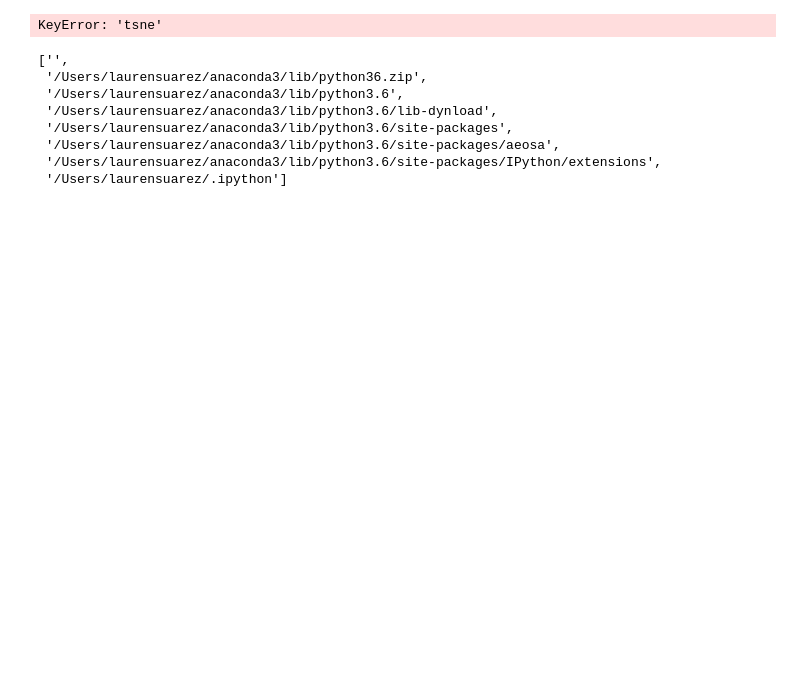
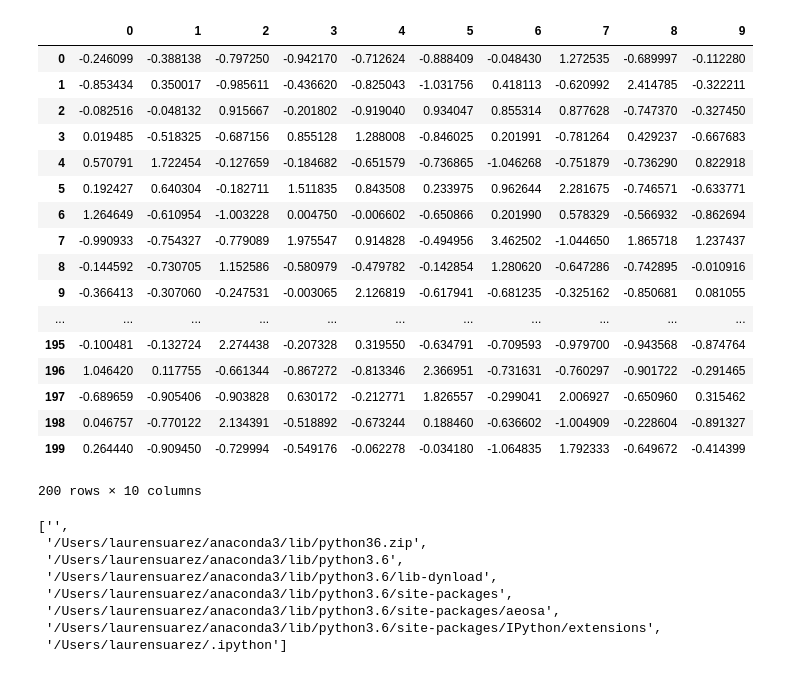
Before and after one commit to conradbm/streamml, a Jupyter notebook: tester_nb.ipynb, the cells around one changed output. Drawn from its saved outputs; the diff is of its cells as text; code cells hidden in the pictures; blank space fills up the shorter version.

```diff
--- a/tester_nb.ipynb
+++ b/tester_nb.ipynb
@@ -2,12 +2,12 @@
 import pandas as pd
 import numpy as np
 import sys
-sys.path.append('/Users/laurensuarez/Desktop/streamml')
+sys.path.append('C:\\Users\\1517766115.CIV\\Desktop')
 import warnings
 warnings.filterwarnings("ignore")
 
-from streamline.transformation.flow.TransformationStream import TransformationStream
-from streamline.model_selection.flow.ModelSelectionStream import ModelSelectionStream
+from streamml.streamline.transformation.flow.TransformationStream import TransformationStream
+#from streamml.streamline.model_selection.flow.ModelSelectionStream import ModelSelectionStream
 
 # git checkout -b modelSelectionUpdates
 # git push -u origin modelSelectionUpdates
@@ -32,35 +32,52 @@ y = pd.DataFrame(np.array([np.random.exponential() for i in range(200)]))
 
 #print(X.shape)
 #print (y.shape)
 
 """
 Supported Transformations:
 ["scale","normalize","boxcox","binarize","pca","kmeans"]
 http://scikit-learn.org/stable/modules/generated/sklearn.preprocessing.StandardScaler.html
 http://scikit-learn.org/stable/modules/generated/sklearn.preprocessing.Normalizer.html
 https://docs.scipy.org/doc/scipy/reference/generated/scipy.stats.boxcox.html
 http://scikit-learn.org/stable/modules/generated/sklearn.preprocessing.Binarizer.html
 http://scikit-learn.org/stable/modules/generated/sklearn.decomposition.PCA.html
 http://scikit-learn.org/stable/modules/generated/sklearn.cluster.KMeans.html
 
 To be implemented:
 ["brbm"] --> Latent representations of the data
 http://scikit-learn.org/stable/modules/generated/sklearn.neural_network.BernoulliRBM.html#sklearn.neural_network.BernoulliRBM
 """
-Xnew = TransformationStream(X).flow(["tsne"],
+Xnew = TransformationStream(X).flow(["scale"],
                                     params={"tnse_n_components":4,
                                             "pca__percent_variance":0.75,
                                             "kmeans__n_clusters":2},
                                    verbose=False)
 
 #preproc options: scale, normalize, boxcox, binarize, pca, kmeans
 #model options:
 #error options: 'mean_squared_error','r2'
 
 #scoring option not working right, be okay with default scorers.
 Xnew
 # %% [output]
+|  | 0 | 1 | 2 | 3 | 4 | 5 | 6 | 7 | 8 | 9 |
+| 0 | -0.246099 | -0.388138 | -0.797250 | -0.942170 | -0.712624 | -0.888409 | -0.048430 | 1.272535 | -0.689997 | -0.112280 |
+| 1 | -0.853434 | 0.350017 | -0.985611 | -0.436620 | -0.825043 | -1.031756 | 0.418113 | -0.620992 | 2.414785 | -0.322211 |
+| 2 | -0.082516 | -0.048132 | 0.915667 | -0.201802 | -0.919040 | 0.934047 | 0.855314 | 0.877628 | -0.747370 | -0.327450 |
+| 3 | 0.019485 | -0.518325 | -0.687156 | 0.855128 | 1.288008 | -0.846025 | 0.201991 | -0.781264 | 0.429237 | -0.667683 |
+| 4 | 0.570791 | 1.722454 | -0.127659 | -0.184682 | -0.651579 | -0.736865 | -1.046268 | -0.751879 | -0.736290 | 0.822918 |
+| 5 | 0.192427 | 0.640304 | -0.182711 | 1.511835 | 0.843508 | 0.233975 | 0.962644 | 2.281675 | -0.746571 | -0.633771 |
+| 6 | 1.264649 | -0.610954 | -1.003228 | 0.004750 | -0.006602 | -0.650866 | 0.201990 | 0.578329 | -0.566932 | -0.862694 |
+| 7 | -0.990933 | -0.754327 | -0.779089 | 1.975547 | 0.914828 | -0.494956 | 3.462502 | -1.044650 | 1.865718 | 1.237437 |
+| 8 | -0.144592 | -0.730705 | 1.152586 | -0.580979 | -0.479782 | -0.142854 | 1.280620 | -0.647286 | -0.742895 | -0.010916 |
+| 9 | -0.366413 | -0.307060 | -0.247531 | -0.003065 | 2.126819 | -0.617941 | -0.681235 | -0.325162 | -0.850681 | 0.081055 |
+| ... | ... | ... | ... | ... | ... | ... | ... | ... | ... | ... |
+| 195 | -0.100481 | -0.132724 | 2.274438 | -0.207328 | 0.319550 | -0.634791 | -0.709593 | -0.979700 | -0.943568 | -0.874764 |
+| 196 | 1.046420 | 0.117755 | -0.661344 | -0.867272 | -0.813346 | 2.366951 | -0.731631 | -0.760297 | -0.901722 | -0.291465 |
+| 197 | -0.689659 | -0.905406 | -0.903828 | 0.630172 | -0.212771 | 1.826557 | -0.299041 | 2.006927 | -0.650960 | 0.315462 |
+| 198 | 0.046757 | -0.770122 | 2.134391 | -0.518892 | -0.673244 | 0.188460 | -0.636602 | -1.004909 | -0.228604 | -0.891327 |
+| 199 | 0.264440 | -0.909450 | -0.729994 | -0.549176 | -0.062278 | -0.034180 | -1.064835 | 1.792333 | -0.649672 | -0.414399 |
-KeyError: 'tsne'
+200 rows × 10 columns
 # %%
 """
 Supported Models:
```
